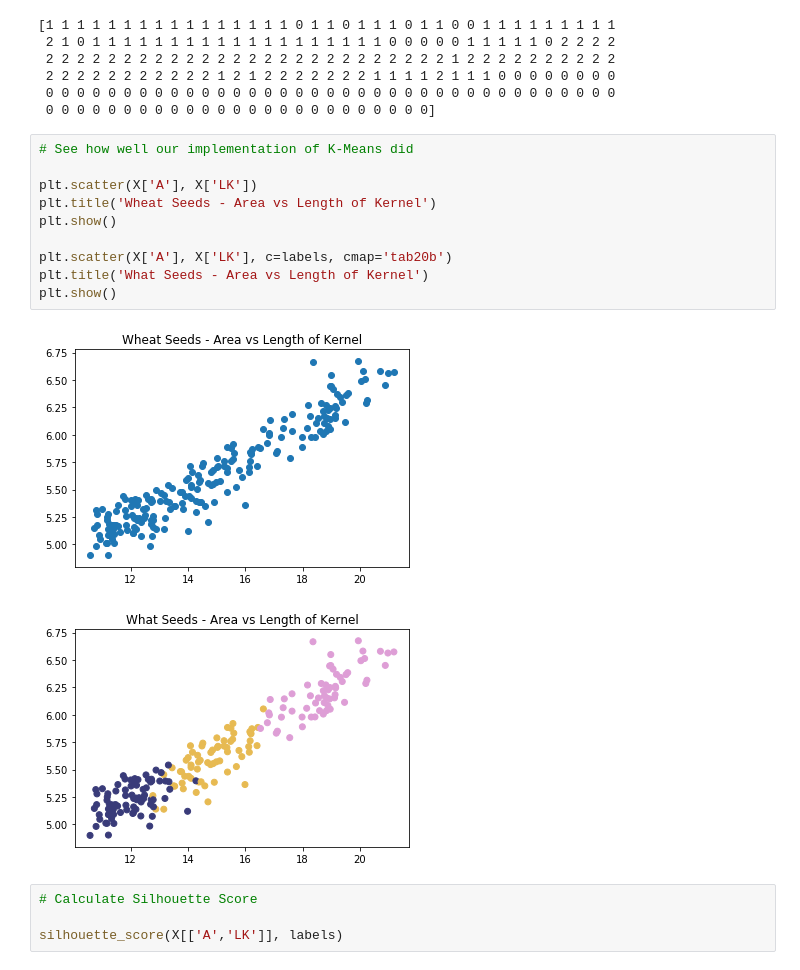
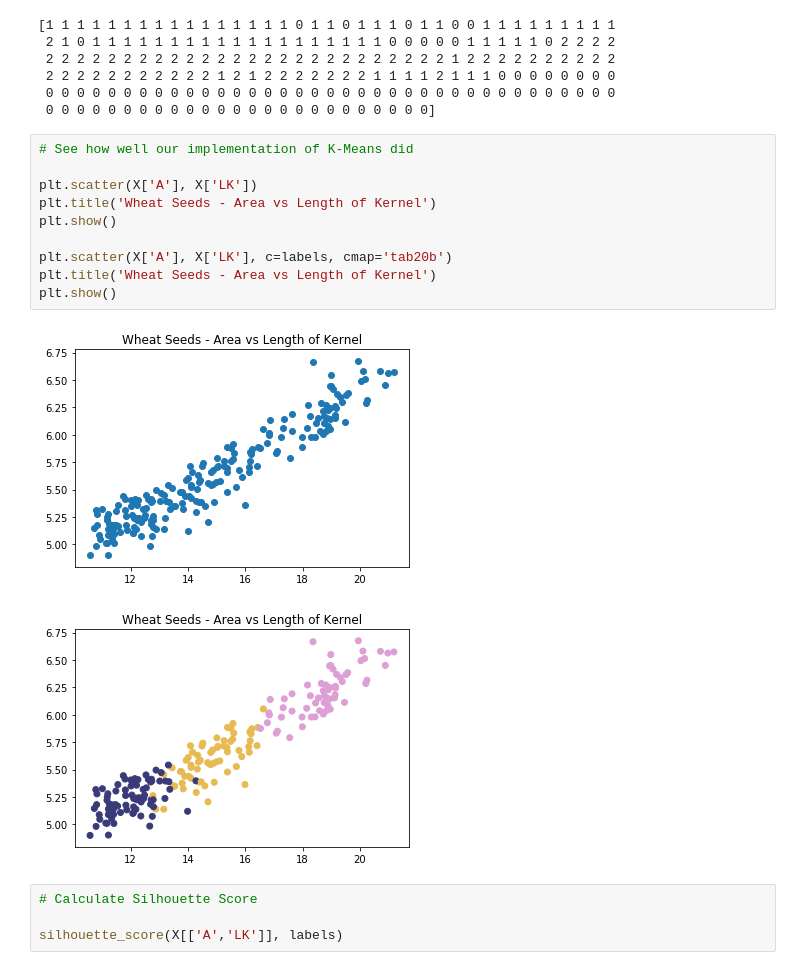
Before and after one commit to PacktWorkshops/The-Unsupervised-Learning-Workshop, a Jupyter notebook: Chapter01/Activity1.01/Activity1.01.ipynb, the cells around one changed output. Drawn from its saved outputs; the diff is of its cells as text.

```diff
--- a/Chapter01/Activity1.01/Activity1.01.ipynb
+++ b/Chapter01/Activity1.01/Activity1.01.ipynb
@@ -101,16 +101,16 @@ print(labels)
 # %%
 # See how well our implementation of K-Means did
 
 plt.scatter(X['A'], X['LK'])
 plt.title('Wheat Seeds - Area vs Length of Kernel')
 plt.show()
 
 plt.scatter(X['A'], X['LK'], c=labels, cmap='tab20b')
-plt.title('What Seeds - Area vs Length of Kernel')
+plt.title('Wheat Seeds - Area vs Length of Kernel')
 plt.show()
 # %% [output]
-[figure, old version]
+[figure, new version]
-[figure, old version]
+[figure, new version]
 # %%
 # Calculate Silhouette Score
 
```
